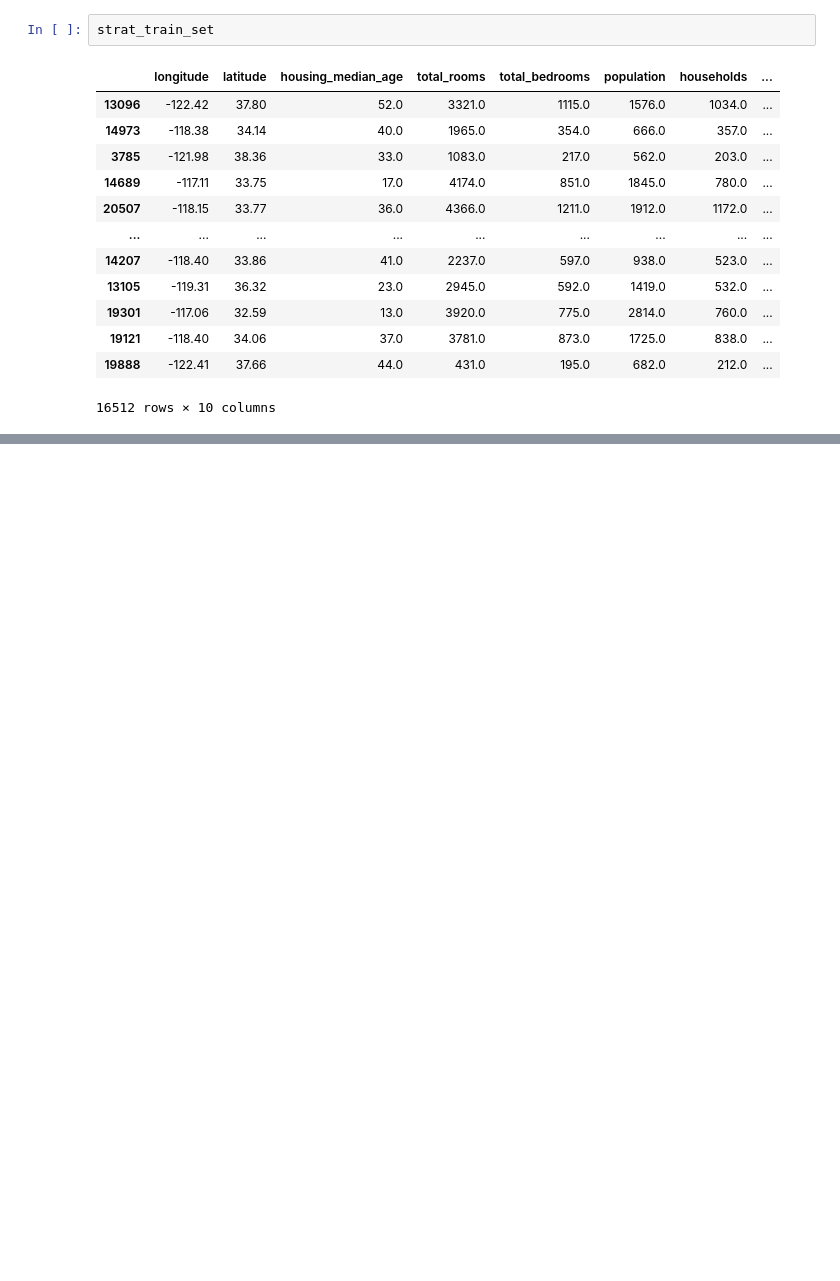
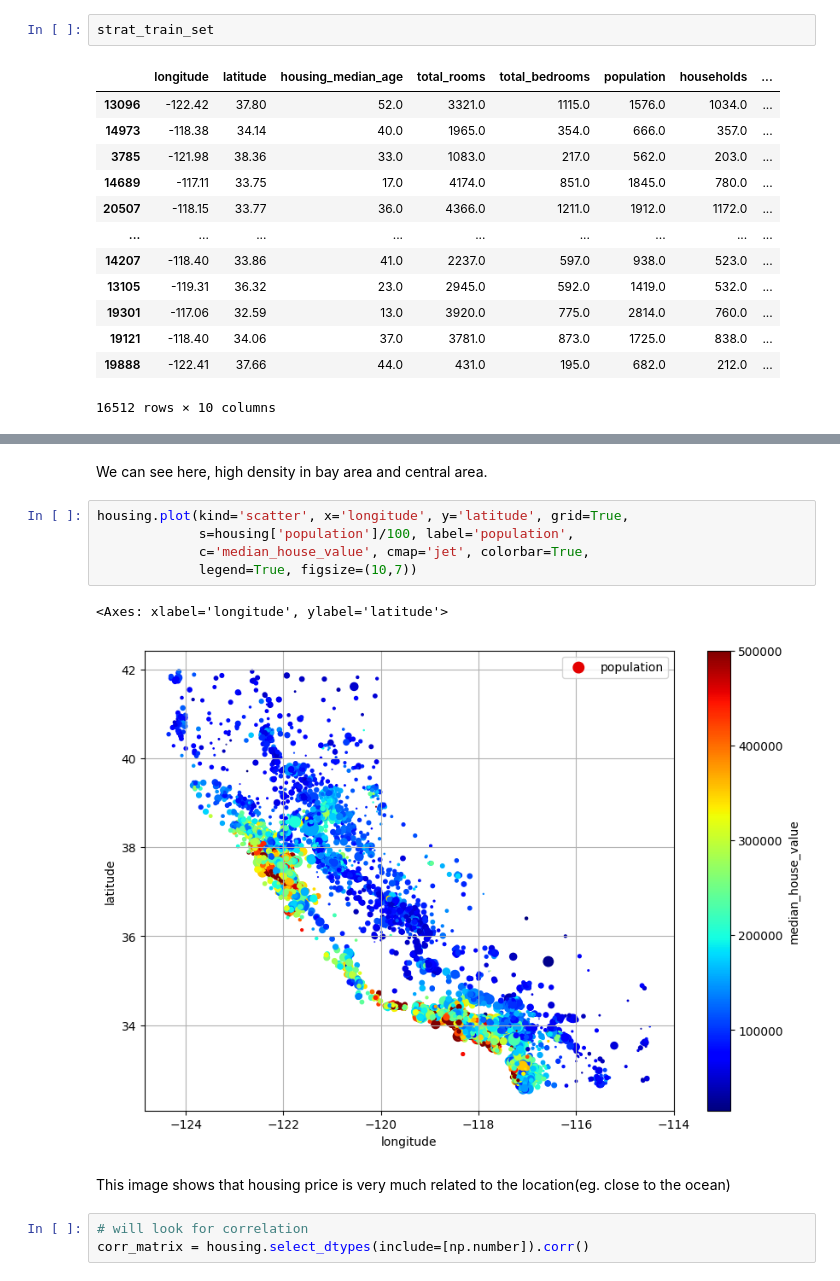
Before and after one commit to hegde-shashi/Learning, a Jupyter notebook: Machine Learning/Hands On Machine Learing/California_housing_price.ipynb, the cells around one changed output, grey strips where cells are left out. Saved outputs shown, nothing was run; the diff lists cells and outputs as text; blank space fills up the shorter version.

```diff
--- a/Machine Learning/Hands On Machine Learing/California_housing_price.ipynb
+++ b/Machine Learning/Hands On Machine Learing/California_housing_price.ipynb
@@ -225,0 +245,15 @@ strat_train_set
+# %% [markdown]
+We can see here, high density in bay area and central area.
+# %%
+housing.plot(kind='scatter', x='longitude', y='latitude', grid=True,
+             s=housing['population']/100, label='population',
+             c='median_house_value', cmap='jet', colorbar=True,
+             legend=True, figsize=(10,7))
+# %% [output]
+<Axes: xlabel='longitude', ylabel='latitude'>
+[figure, added]
+# %% [markdown]
+This image shows that housing price is very much related to the location(eg. close to the ocean)
+# %%
+# will look for correlation
+corr_matrix = housing.select_dtypes(include=[np.number]).corr()
```
Also changed, not shown: parts of 48 cells of this notebook, 1 other file.
